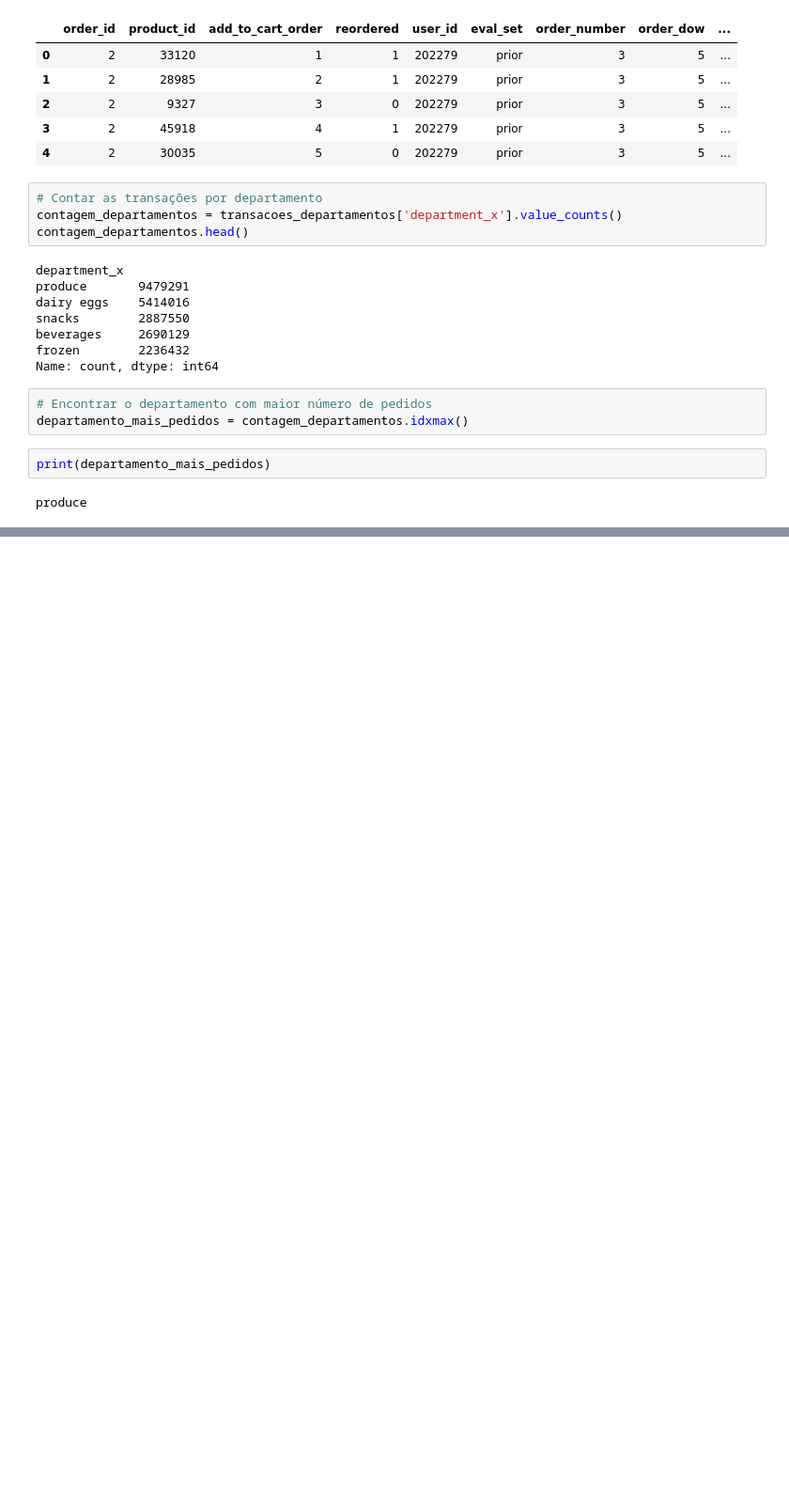
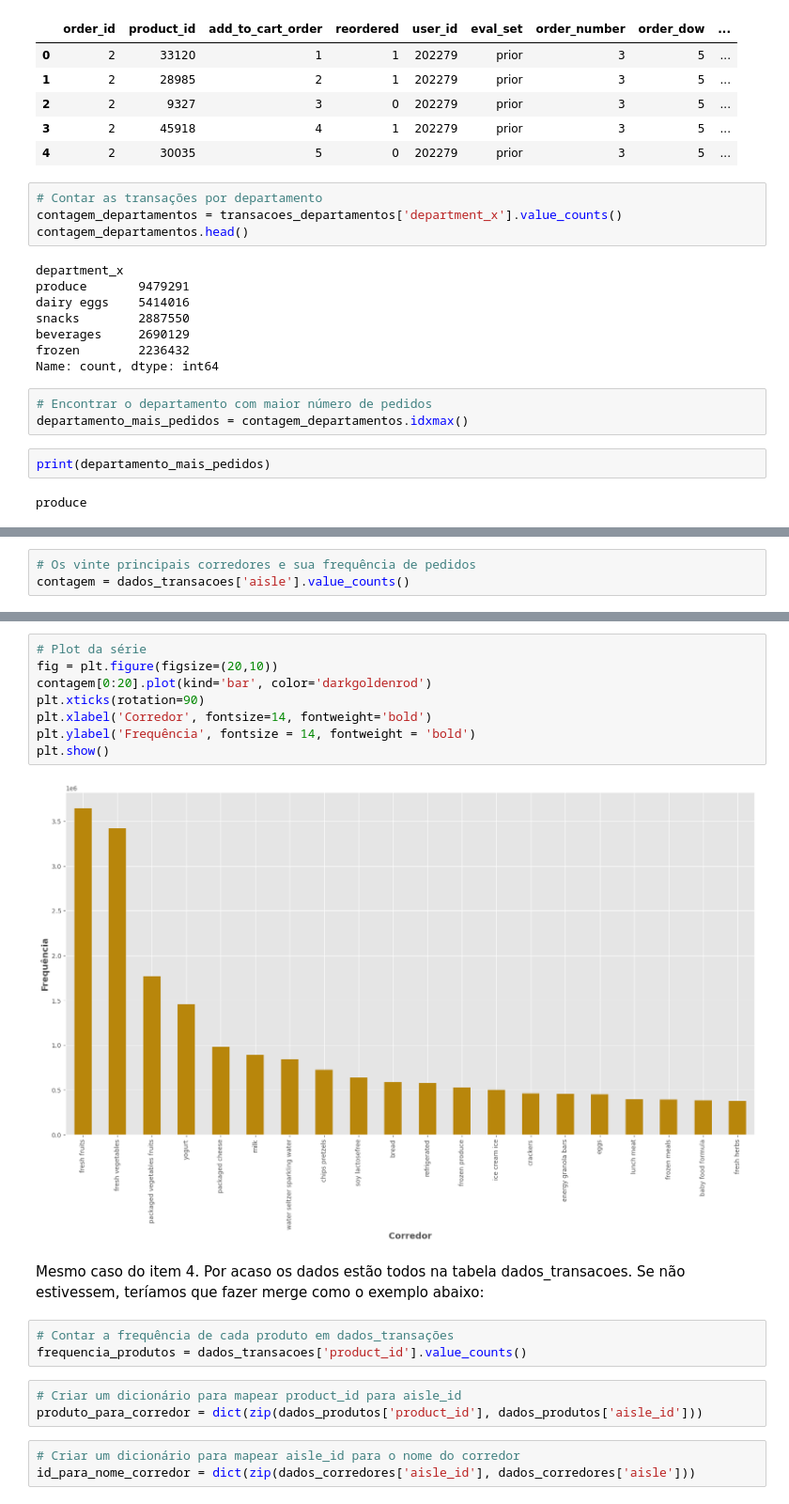
Before and after one commit to leojutsu/analise_de_dados, a Jupyter notebook: Projeto6.ipynb, the cells around one changed output, grey strips where cells are left out. Shown at 94% size. Drawn from its saved outputs; the diff is of its cells as text; blank space fills up the shorter version.

```diff
--- a/Projeto6.ipynb
+++ b/Projeto6.ipynb
@@ -559,0 +571,3 @@ produce
+# %%
+# Os vinte principais corredores e sua frequência de pedidos
+contagem = dados_transacoes['aisle'].value_counts()
@@ -559,0 +595,21 @@ produce
+# %%
+# Plot da série
+fig = plt.figure(figsize=(20,10))
+contagem[0:20].plot(kind='bar', color='darkgoldenrod')
+plt.xticks(rotation=90)
+plt.xlabel('Corredor', fontsize=14, fontweight='bold')
+plt.ylabel('Frequência', fontsize = 14, fontweight = 'bold')
+plt.show()
+# %% [output]
+[figure, added]
+# %% [markdown]
+Mesmo caso do item 4. Por acaso os dados estão todos na tabela dados_transacoes. Se não estivessem, teríamos que fazer merge como o exemplo abaixo:
+# %%
+# Contar a frequência de cada produto em dados_transações
+frequencia_produtos = dados_transacoes['product_id'].value_counts()
+# %%
+# Criar um dicionário para mapear product_id para aisle_id
+produto_para_corredor = dict(zip(dados_produtos['product_id'], dados_produtos['aisle_id']))
+# %%
+# Criar um dicionário para mapear aisle_id para o nome do corredor
+id_para_nome_corredor = dict(zip(dados_corredores['aisle_id'], dados_corredores['aisle']))
```
Also changed, not shown: parts of 19 cells of this notebook.
